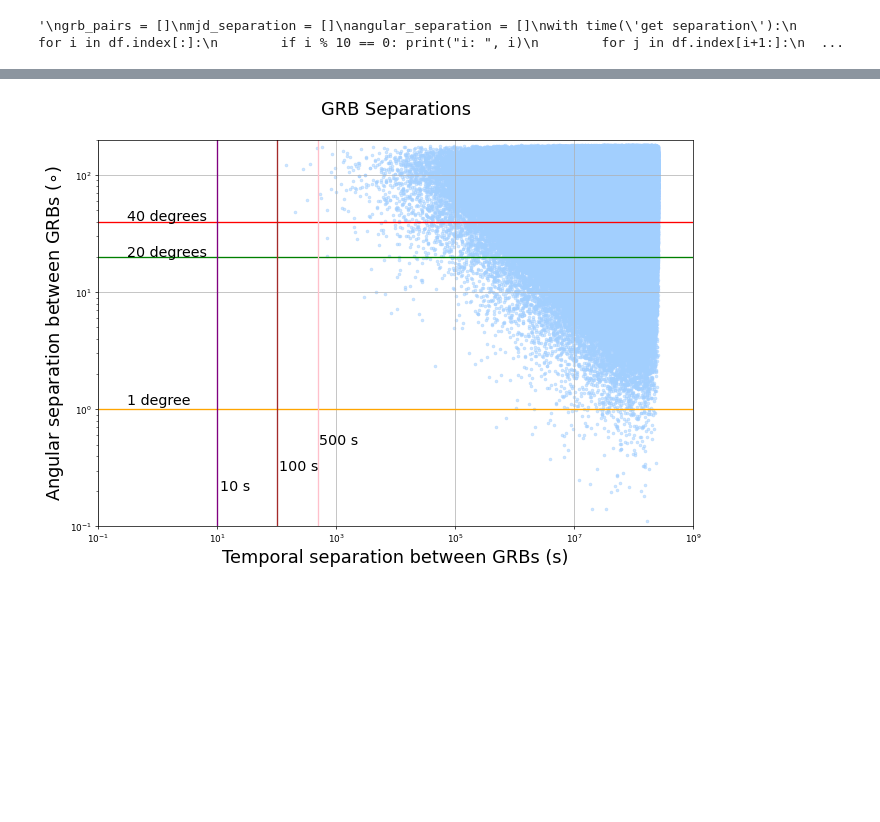
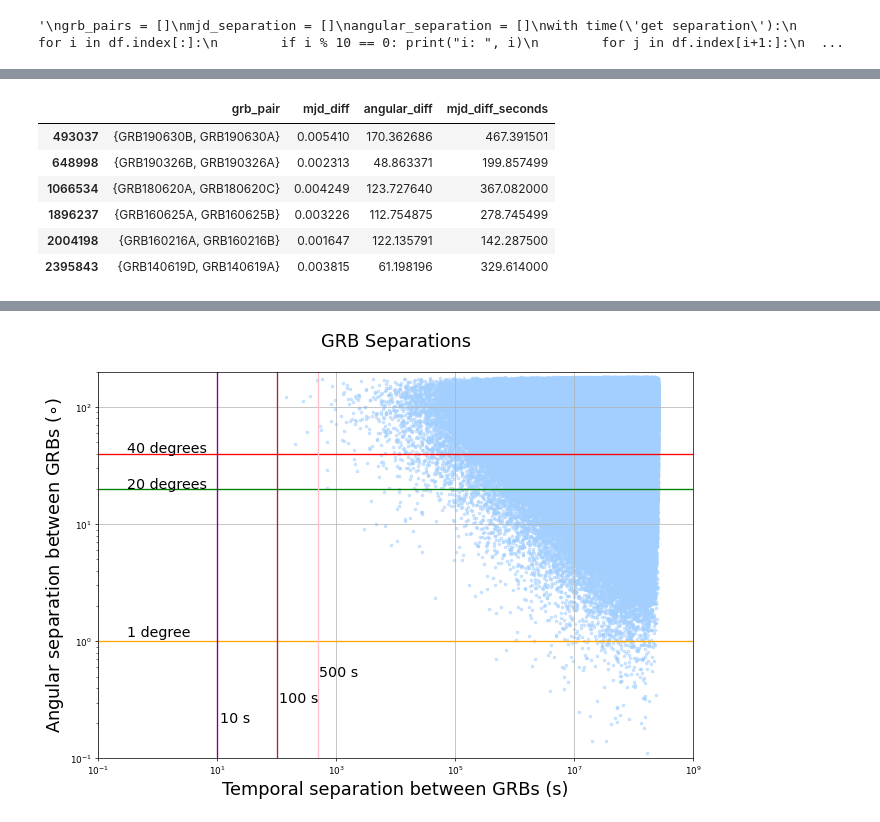
Before and after one commit to ChujieChen/greco_grb, a Jupyter notebook: notebooks/00_plotting.ipynb, the cells around one changed output, grey strips where cells are left out. Drawn from its saved outputs; the diff is of its cells as text; code cells hidden in the pictures; blank space fills up the shorter version.

```diff
--- a/notebooks/00_plotting.ipynb
+++ b/notebooks/00_plotting.ipynb
@@ -389,0 +380,10 @@ separation_df.head()
+# %%
+separation_df[separation_df.mjd_diff_seconds < 500]
+# %% [output]
+|  | grb_pair | mjd_diff | angular_diff | mjd_diff_seconds |
+| 493037 | {GRB190630B, GRB190630A} | 0.005410 | 170.362686 | 467.391501 |
+| 648998 | {GRB190326B, GRB190326A} | 0.002313 | 48.863371 | 199.857499 |
+| 1066534 | {GRB180620A, GRB180620C} | 0.004249 | 123.727640 | 367.082000 |
+| 1896237 | {GRB160625A, GRB160625B} | 0.003226 | 112.754875 | 278.745499 |
+| 2004198 | {GRB160216A, GRB160216B} | 0.001647 | 122.135791 | 142.287500 |
+| 2395843 | {GRB140619D, GRB140619A} | 0.003815 | 61.198196 | 329.614000 |
```
Also changed, not shown: parts of 9 cells of this notebook, 11 other files.
